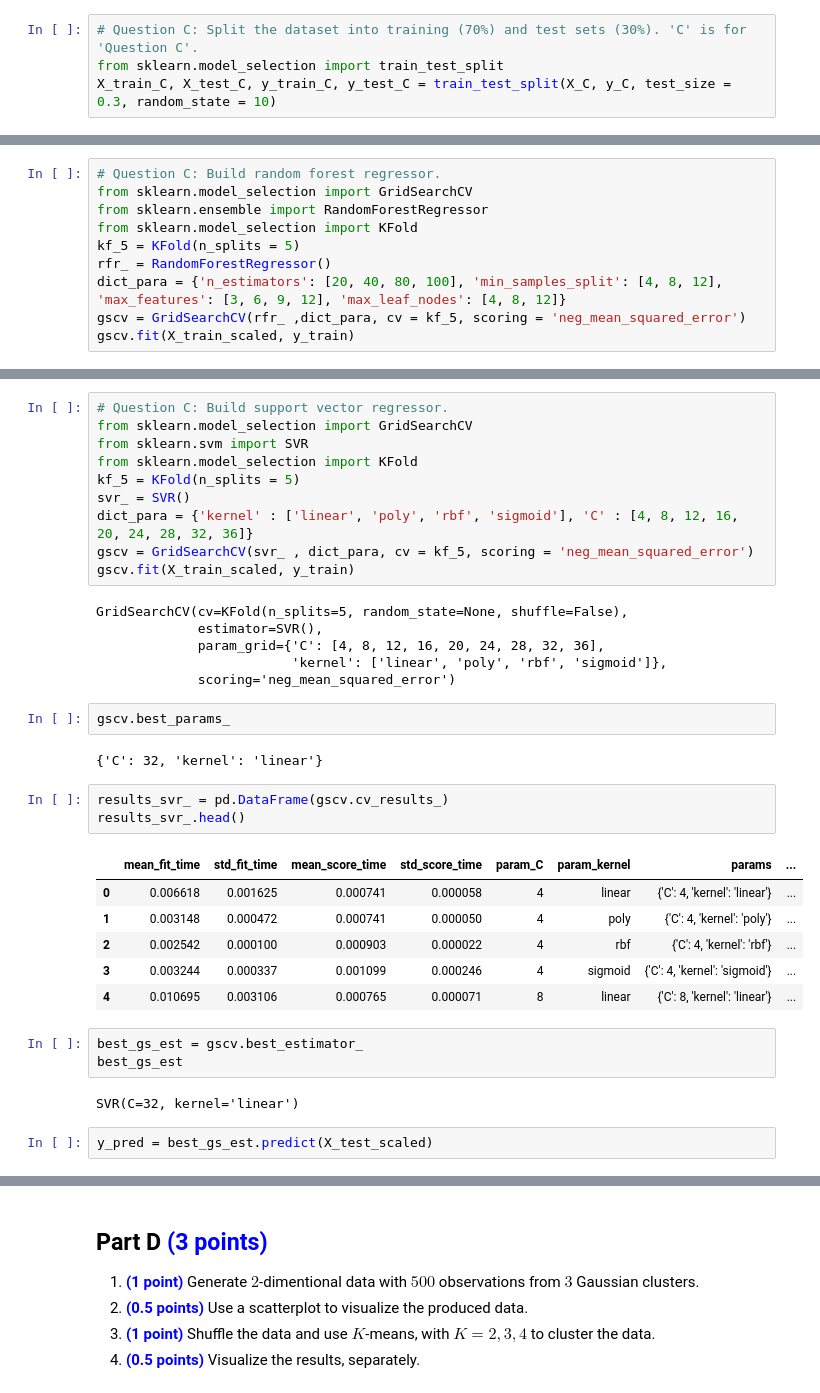
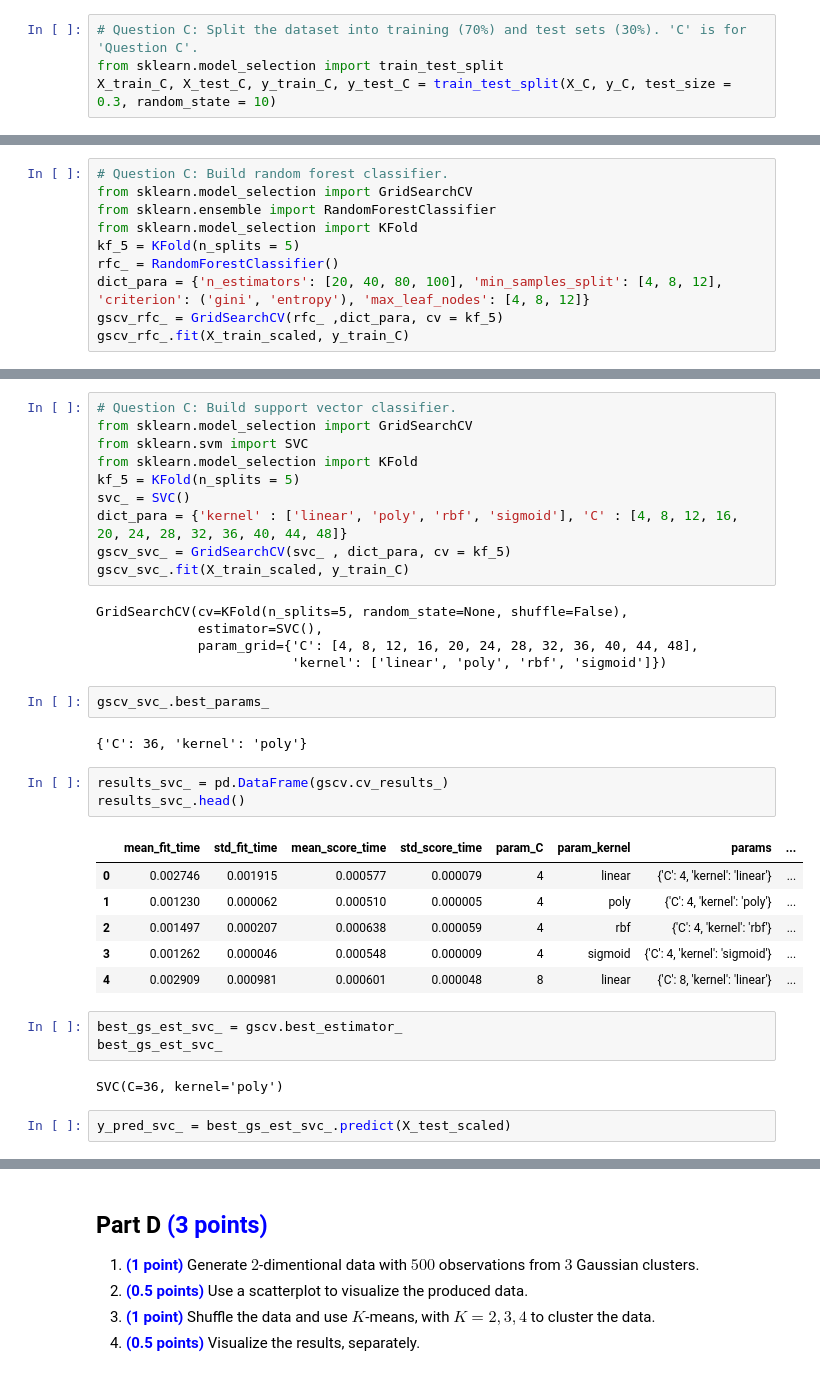
Before and after one commit to ahmedopolis/YCBS-255-Statistical-Machine-Learning, a Jupyter notebook: Assignments/Assignment 3/assignment03_mcgill_ahmedibrahim.ipynb, the cells around one changed output, grey strips where cells are left out. Drawn from its saved outputs; the diff is of its cells as text.

```diff
--- a/Assignments/Assignment 3/assignment03_mcgill_ahmedibrahim.ipynb
+++ b/Assignments/Assignment 3/assignment03_mcgill_ahmedibrahim.ipynb
@@ -717,12 +759,12 @@ X_train_C, X_test_C, y_train_C, y_test_C = train_test_split(X_C, y_C, test_size
 # %%
-# Question C: Build random forest regressor.
+# Question C: Build random forest classifier.
 from sklearn.model_selection import GridSearchCV
-from sklearn.ensemble import RandomForestRegressor
+from sklearn.ensemble import RandomForestClassifier
 from sklearn.model_selection import KFold
 kf_5 = KFold(n_splits = 5)
-rfr_ = RandomForestRegressor()
-dict_para = {'n_estimators': [20, 40, 80, 100], 'min_samples_split': [4, 8, 12], 'max_features': [3, 6, 9, 12], 'max_leaf_nodes': [4, 8, 12]}
-gscv = GridSearchCV(rfr_ ,dict_para, cv = kf_5, scoring = 'neg_mean_squared_error')
-gscv.fit(X_train_scaled, y_train)
+rfc_ = RandomForestClassifier()
+dict_para = {'n_estimators': [20, 40, 80, 100], 'min_samples_split': [4, 8, 12], 'criterion': ('gini', 'entropy'), 'max_leaf_nodes': [4, 8, 12]}
+gscv_rfc_ = GridSearchCV(rfc_ ,dict_para, cv = kf_5)
+gscv_rfc_.fit(X_train_scaled, y_train_C)
 # %% [output]
 GridSearchCV(cv=KFold(n_splits=5, random_state=None, shuffle=False),
@@ -765,37 +819,36 @@ mean_squared_error(y_test, y_pred)
 # %%
-# Question C: Build support vector regressor.
+# Question C: Build support vector classifier.
 from sklearn.model_selection import GridSearchCV
-from sklearn.svm import SVR
+from sklearn.svm import SVC
 from sklearn.model_selection import KFold
 kf_5 = KFold(n_splits = 5)
-svr_ = SVR()
-dict_para = {'kernel' : ['linear', 'poly', 'rbf', 'sigmoid'], 'C' : [4, 8, 12, 16, 20, 24, 28, 32, 36]}
-gscv = GridSearchCV(svr_ , dict_para, cv = kf_5, scoring = 'neg_mean_squared_error')
-gscv.fit(X_train_scaled, y_train)
+svc_ = SVC()
+dict_para = {'kernel' : ['linear', 'poly', 'rbf', 'sigmoid'], 'C' : [4, 8, 12, 16, 20, 24, 28, 32, 36, 40, 44, 48]}
+gscv_svc_ = GridSearchCV(svc_ , dict_para, cv = kf_5)
+gscv_svc_.fit(X_train_scaled, y_train_C)
 # %% [output]
 GridSearchCV(cv=KFold(n_splits=5, random_state=None, shuffle=False),
-             estimator=SVR(),
-             param_grid={'C': [4, 8, 12, 16, 20, 24, 28, 32, 36],
-                         'kernel': ['linear', 'poly', 'rbf', 'sigmoid']},
-             scoring='neg_mean_squared_error')
+             estimator=SVC(),
+             param_grid={'C': [4, 8, 12, 16, 20, 24, 28, 32, 36, 40, 44, 48],
+                         'kernel': ['linear', 'poly', 'rbf', 'sigmoid']})
 # %%
-gscv.best_params_
+gscv_svc_.best_params_
 # %% [output]
-{'C': 32, 'kernel': 'linear'}
+{'C': 36, 'kernel': 'poly'}
 # %%
-results_svr_ = pd.DataFrame(gscv.cv_results_)
-results_svr_.head()
+results_svc_ = pd.DataFrame(gscv.cv_results_)
+results_svc_.head()
 # %% [output]
 |  | mean_fit_time | std_fit_time | mean_score_time | std_score_time | param_C | param_kernel | params | ... |
-| 0 | 0.006618 | 0.001625 | 0.000741 | 0.000058 | 4 | linear | {'C': 4, 'kernel': 'linear'} | ... |
-| 1 | 0.003148 | 0.000472 | 0.000741 | 0.000050 | 4 | poly | {'C': 4, 'kernel': 'poly'} | ... |
-| 2 | 0.002542 | 0.000100 | 0.000903 | 0.000022 | 4 | rbf | {'C': 4, 'kernel': 'rbf'} | ... |
-| 3 | 0.003244 | 0.000337 | 0.001099 | 0.000246 | 4 | sigmoid | {'C': 4, 'kernel': 'sigmoid'} | ... |
-| 4 | 0.010695 | 0.003106 | 0.000765 | 0.000071 | 8 | linear | {'C': 8, 'kernel': 'linear'} | ... |
+| 0 | 0.002746 | 0.001915 | 0.000577 | 0.000079 | 4 | linear | {'C': 4, 'kernel': 'linear'} | ... |
+| 1 | 0.001230 | 0.000062 | 0.000510 | 0.000005 | 4 | poly | {'C': 4, 'kernel': 'poly'} | ... |
+| 2 | 0.001497 | 0.000207 | 0.000638 | 0.000059 | 4 | rbf | {'C': 4, 'kernel': 'rbf'} | ... |
+| 3 | 0.001262 | 0.000046 | 0.000548 | 0.000009 | 4 | sigmoid | {'C': 4, 'kernel': 'sigmoid'} | ... |
+| 4 | 0.002909 | 0.000981 | 0.000601 | 0.000048 | 8 | linear | {'C': 8, 'kernel': 'linear'} | ... |
 # %%
-best_gs_est = gscv.best_estimator_
-best_gs_est
+best_gs_est_svc_ = gscv.best_estimator_
+best_gs_est_svc_
 # %% [output]
-SVR(C=32, kernel='linear')
+SVC(C=36, kernel='poly')
 # %%
-y_pred = best_gs_est.predict(X_test_scaled)
+y_pred_svc_ = best_gs_est_svc_.predict(X_test_scaled)
```
Also changed, not shown: parts of 34 cells of this notebook.
